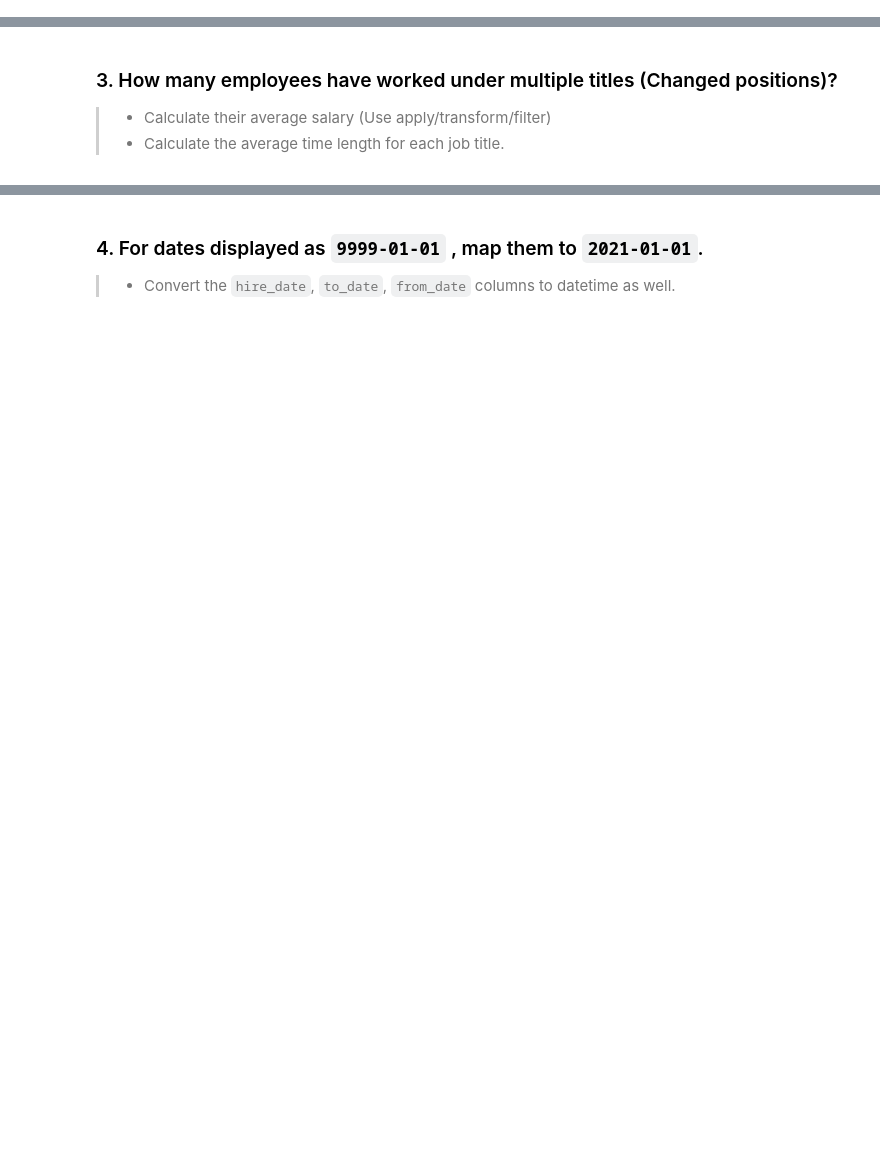
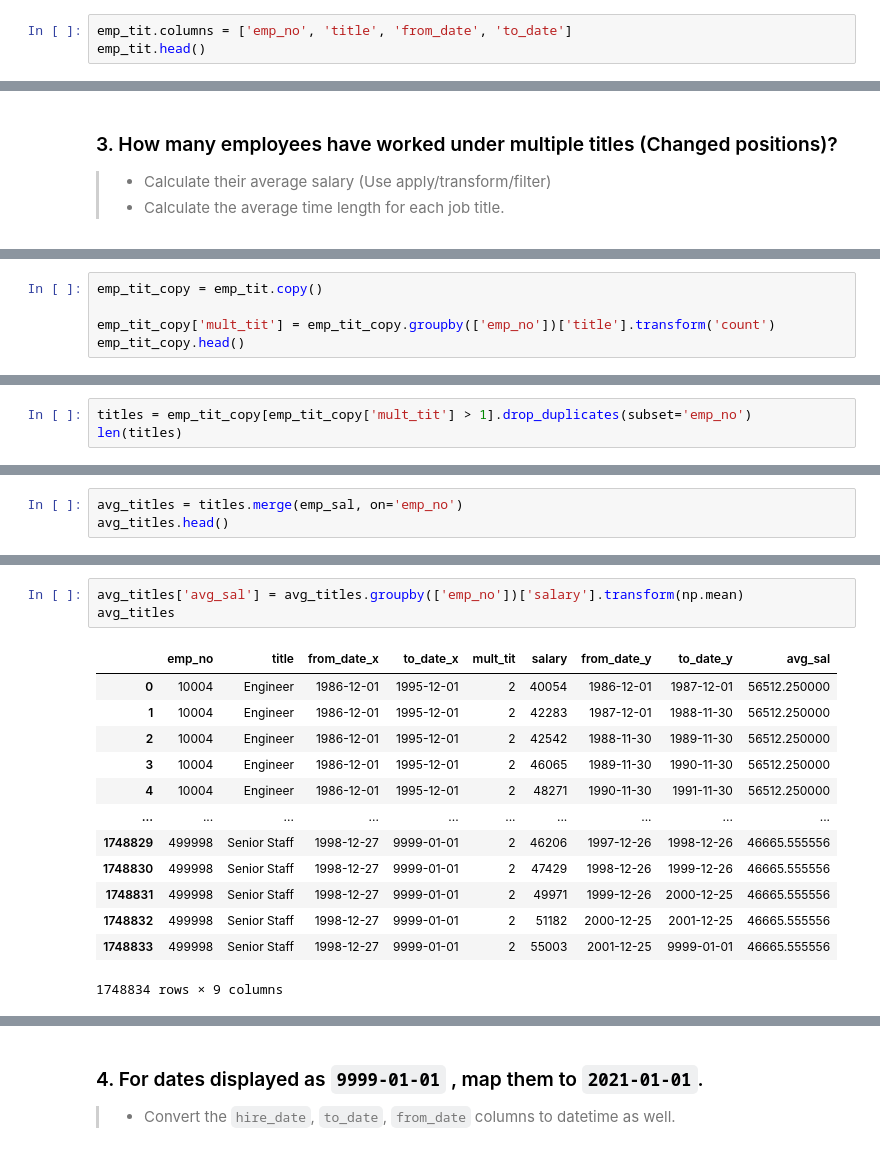
Before and after one commit to hibahdesu/SDA-Data-Engineering-Bootcamp, a Jupyter notebook: week 2/lecture4/lab/lab2/29340.ipynb, the cells around one changed output, grey strips where cells are left out. Saved outputs shown, nothing was run; the diff lists cells and outputs as text; blank space fills up the shorter version.

```diff
--- a/week 2/lecture4/lab/lab2/29340.ipynb
+++ b/week 2/lecture4/lab/lab2/29340.ipynb
@@ -51,0 +477,3 @@ You can either use !wget to download the csv files first or load the data direct
+# %%
+emp_tit.columns = ['emp_no', 'title', 'from_date', 'to_date']
+emp_tit.head()
@@ -65,0 +562,5 @@ You can either use !wget to download the csv files first or load the data direct
+# %%
+emp_tit_copy = emp_tit.copy()
+
+emp_tit_copy['mult_tit'] = emp_tit_copy.groupby(['emp_no'])['title'].transform('count')
+emp_tit_copy.head()
@@ -65,0 +574,3 @@ You can either use !wget to download the csv files first or load the data direct
+# %%
+titles = emp_tit_copy[emp_tit_copy['mult_tit'] > 1].drop_duplicates(subset='emp_no')
+len(titles)
@@ -65,0 +581,3 @@ You can either use !wget to download the csv files first or load the data direct
+# %%
+avg_titles = titles.merge(emp_sal, on='emp_no')
+avg_titles.head()
@@ -65,0 +591,17 @@ You can either use !wget to download the csv files first or load the data direct
+# %%
+avg_titles['avg_sal'] = avg_titles.groupby(['emp_no'])['salary'].transform(np.mean)
+avg_titles
+# %% [output]
+|  | emp_no | title | from_date_x | to_date_x | mult_tit | salary | from_date_y | to_date_y | avg_sal |
+| 0 | 10004 | Engineer | 1986-12-01 | 1995-12-01 | 2 | 40054 | 1986-12-01 | 1987-12-01 | 56512.250000 |
+| 1 | 10004 | Engineer | 1986-12-01 | 1995-12-01 | 2 | 42283 | 1987-12-01 | 1988-11-30 | 56512.250000 |
+| 2 | 10004 | Engineer | 1986-12-01 | 1995-12-01 | 2 | 42542 | 1988-11-30 | 1989-11-30 | 56512.250000 |
+| 3 | 10004 | Engineer | 1986-12-01 | 1995-12-01 | 2 | 46065 | 1989-11-30 | 1990-11-30 | 56512.250000 |
+| 4 | 10004 | Engineer | 1986-12-01 | 1995-12-01 | 2 | 48271 | 1990-11-30 | 1991-11-30 | 56512.250000 |
+| ... | ... | ... | ... | ... | ... | ... | ... | ... | ... |
+| 1748829 | 499998 | Senior Staff | 1998-12-27 | 9999-01-01 | 2 | 46206 | 1997-12-26 | 1998-12-26 | 46665.555556 |
+| 1748830 | 499998 | Senior Staff | 1998-12-27 | 9999-01-01 | 2 | 47429 | 1998-12-26 | 1999-12-26 | 46665.555556 |
+| 1748831 | 499998 | Senior Staff | 1998-12-27 | 9999-01-01 | 2 | 49971 | 1999-12-26 | 2000-12-25 | 46665.555556 |
+| 1748832 | 499998 | Senior Staff | 1998-12-27 | 9999-01-01 | 2 | 51182 | 2000-12-25 | 2001-12-25 | 46665.555556 |
+| 1748833 | 499998 | Senior Staff | 1998-12-27 | 9999-01-01 | 2 | 55003 | 2001-12-25 | 9999-01-01 | 46665.555556 |
+1748834 rows × 9 columns
```
Also changed, not shown: parts of 98 cells of this notebook.
